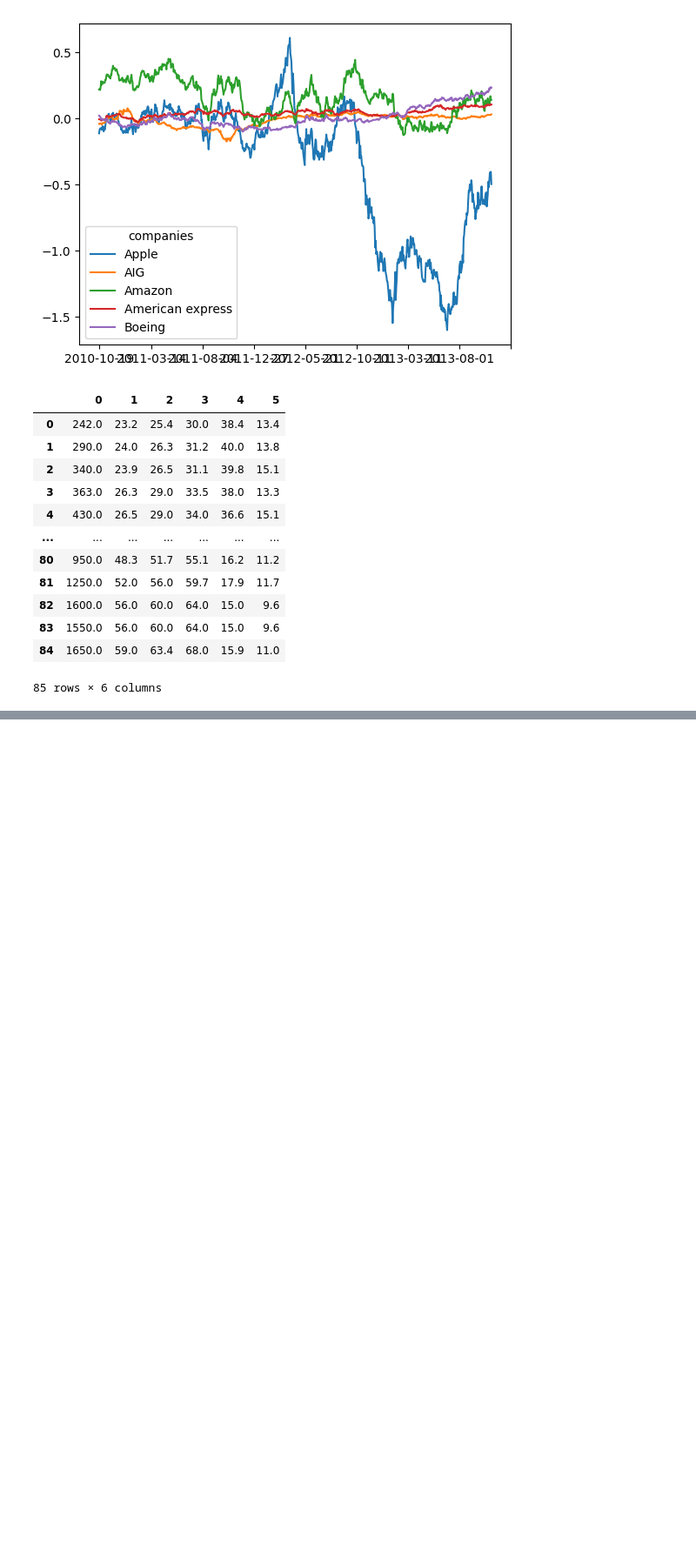
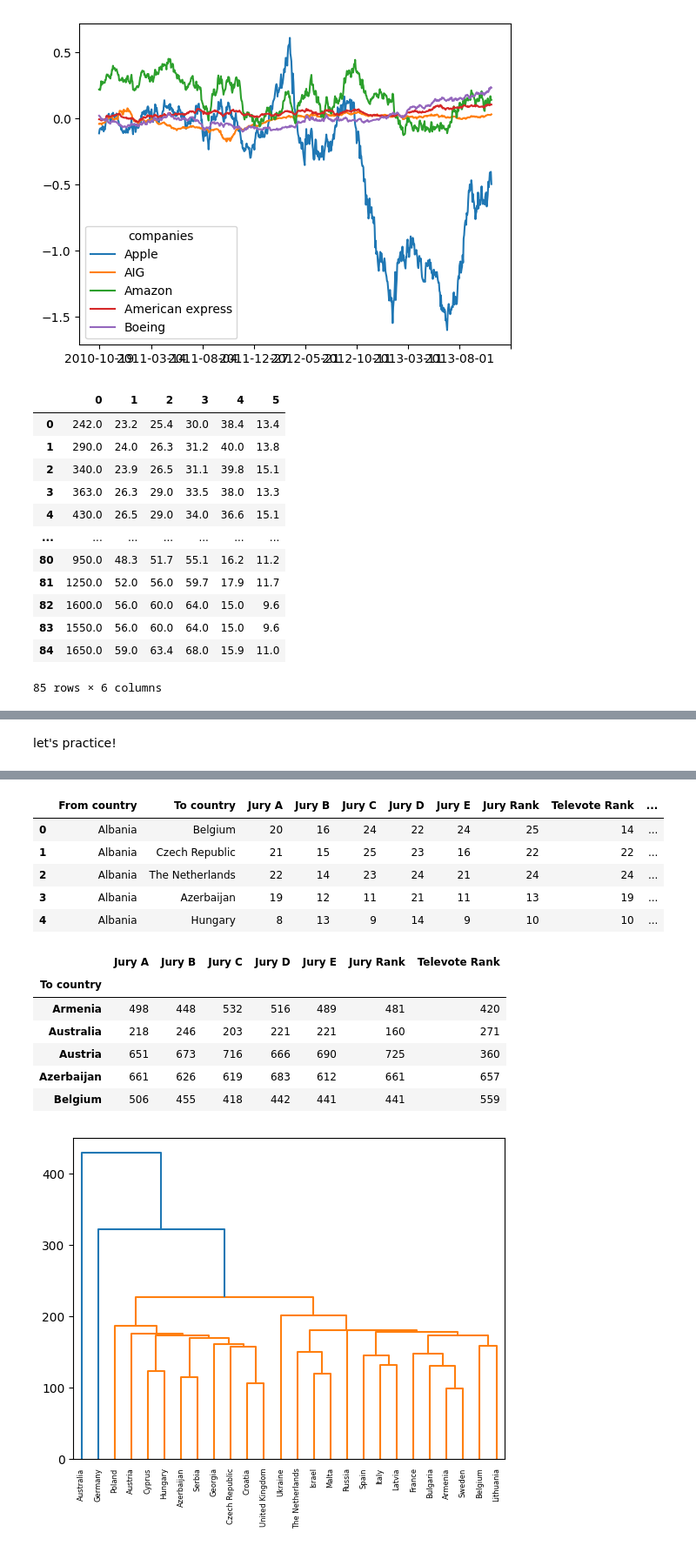
Before and after one commit to srgari/python, a Jupyter notebook: datacamp_study/machine learning/2_Unsupervised_learning_in_Python.ipynb, the cells around one changed output, grey strips where cells are left out. Shown at 87% size. Saved outputs shown, nothing was run; the diff lists cells and outputs as text; code cells hidden in the pictures; blank space fills up the shorter version.

```diff
--- a/datacamp_study/machine learning/2_Unsupervised_learning_in_Python.ipynb
+++ b/datacamp_study/machine learning/2_Unsupervised_learning_in_Python.ipynb
@@ -430,0 +492,26 @@ Subclasses:
+# %% [markdown]
+let's practice!
+# %%
+import pandas as pd
+import matplotlib.pyplot as plt
+from scipy.cluster.hierarchy import linkage, dendrogram
+
+samples_full = pd.read_excel('tables/ESC-2016-grand_final-full_results.xls', header = 1)
+samples = samples_full.set_index('To country').select_dtypes('number').groupby('To country').sum()
+samples
+
+
+display(samples_full.head(), samples.head())
+
+#calculate the linkage: with single, it's bad
+mergings = linkage(samples, method = 'single')
+
+# plot dendrogram
+dendrogram(
+    mergings,
+    labels = samples.index.values,
+    leaf_rotation=90,
+    leaf_font_size=6
+)
+plt.show()
+# %% [output]
@@ -430,0 +519,14 @@ Subclasses:
+|  | From country | To country | Jury A | Jury B | Jury C | Jury D | Jury E | Jury Rank | Televote Rank | ... |
+| 0 | Albania | Belgium | 20 | 16 | 24 | 22 | 24 | 25 | 14 | ... |
+| 1 | Albania | Czech Republic | 21 | 15 | 25 | 23 | 16 | 22 | 22 | ... |
+| 2 | Albania | The Netherlands | 22 | 14 | 23 | 24 | 21 | 24 | 24 | ... |
+| 3 | Albania | Azerbaijan | 19 | 12 | 11 | 21 | 11 | 13 | 19 | ... |
+| 4 | Albania | Hungary | 8 | 13 | 9 | 14 | 9 | 10 | 10 | ... |
+|  | Jury A | Jury B | Jury C | Jury D | Jury E | Jury Rank | Televote Rank |
+| To country |  |  |  |  |  |  |  |
+| Armenia | 498 | 448 | 532 | 516 | 489 | 481 | 420 |
+| Australia | 218 | 246 | 203 | 221 | 221 | 160 | 271 |
+| Austria | 651 | 673 | 716 | 666 | 690 | 725 | 360 |
+| Azerbaijan | 661 | 626 | 619 | 683 | 612 | 661 | 657 |
+| Belgium | 506 | 455 | 418 | 442 | 441 | 441 | 559 |
+[figure, added]
```
Also changed, not shown: parts of 9 cells of this notebook, 1 other file.
